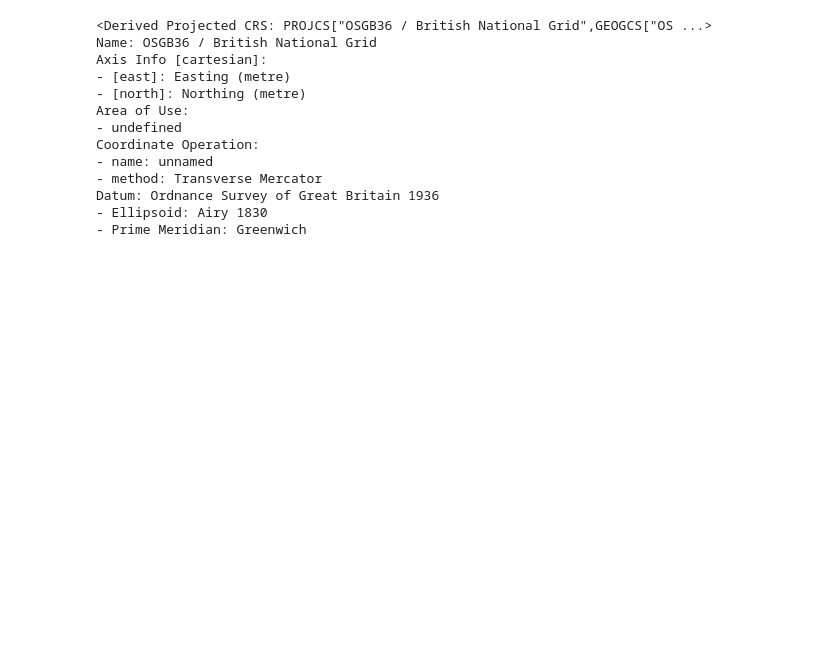
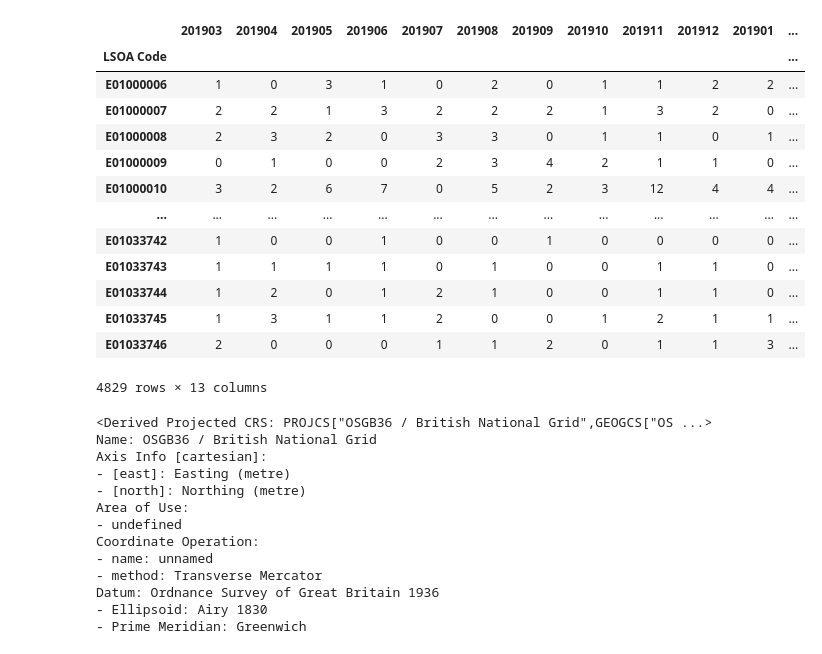
Before and after one commit to mushtary-mumu/crime_patterns, a Jupyter notebook: src/notebooks/load_data.ipynb, the cells around one changed output. Cells and saved outputs as stored; diff of their text form; code cells hidden in the pictures; blank space fills up the shorter version.

Commit message:
added regional burglary data cleaning funcs

```diff
--- a/src/notebooks/load_data.ipynb
+++ b/src/notebooks/load_data.ipynb
@@ -76,28 +76,3 @@ london_borough
 | 32 | City of London | E09000001 | 314.942 | 24.546 | T | NaN | NaN | POLYGON ((531145.100 180782.100, ... |
 # %%
 # mps_lsoa_burglary_2019.groupby("Borough").sum()
-# %%
-## Load and clean burglary data
-## load
-mps_lsoa_crime = pd.read_csv(mps_lsoa_crime_path)
-
-crime_major_categories = mps_lsoa_crime["Major Category"].unique()
-
-## Select crime category
-mps_lsoa_burglary = mps_lsoa_crime.query("`Major Category` == 'Burglary'")
-
-## Select year
-year_columns = mps_lsoa_burglary.filter(regex='2019').columns
-columns_to_keep = ['LSOA Code', 'LSOA Name', 'Borough', 'Major Category', 'Minor Category'] + list(year_columns)
-mps_lsoa_burglary_2019 = mps_lsoa_burglary[columns_to_keep]
-
-## Aggregate data per LSOA and create gdf
-mps_lsoa_burglary_2019 = mps_lsoa_burglary_2019.groupby(by="LSOA Code").sum()
-mps_lsoa_burglary_2019_gdf = london_lsoa.merge(mps_lsoa_burglary_2019, left_on="LSOA11CD", right_on="LSOA Code", how="outer")
-
-## Sum crime for whole year
-mps_lsoa_burglary_2019_gdf = mps_lsoa_burglary_2019_gdf.fillna(0)
-mps_lsoa_burglary_2019_gdf["2019"] = mps_lsoa_burglary_2019_gdf[year_columns].sum(1)
-
-## Save to disk
-mps_lsoa_burglary_2019_gdf.to_file(join(cleaned_data_dir, "MPS_LSOA_Level_burglary_2019.shp"))
@@ -103,0 +119,25 @@ mps_lsoa_burglary_2019_gdf.to_file(join(cleaned_data_dir, "MPS_LSOA_Level_burgla
+# %%
+mps_lsoa_burglary_2019 = clean_regional_burglary_data(
+                                            source = mps_lsoa_crime_path,
+                                            columns_to_keep = ['LSOA Code', 'LSOA Name', 'Borough', 'Major Category', 'Minor Category'],
+                                            ID_column_name = "LSOA Code",
+                                            crime_year="2019",
+                                            crime_major_category="Burglary"
+                                            )
+# %%
+mps_lsoa_burglary_2019
+# %% [output]
+|  | 201903 | 201904 | 201905 | 201906 | 201907 | 201908 | 201909 | 201910 | 201911 | 201912 | 201901 | ... |
+| LSOA Code |  |  |  |  |  |  |  |  |  |  |  | ... |
+| E01000006 | 1 | 0 | 3 | 1 | 0 | 2 | 0 | 1 | 1 | 2 | 2 | ... |
+| E01000007 | 2 | 2 | 1 | 3 | 2 | 2 | 2 | 1 | 3 | 2 | 0 | ... |
+| E01000008 | 2 | 3 | 2 | 0 | 3 | 3 | 0 | 1 | 1 | 0 | 1 | ... |
+| E01000009 | 0 | 1 | 0 | 0 | 2 | 3 | 4 | 2 | 1 | 1 | 0 | ... |
+| E01000010 | 3 | 2 | 6 | 7 | 0 | 5 | 2 | 3 | 12 | 4 | 4 | ... |
+| ... | ... | ... | ... | ... | ... | ... | ... | ... | ... | ... | ... | ... |
+| E01033742 | 1 | 0 | 0 | 1 | 0 | 0 | 1 | 0 | 0 | 0 | 0 | ... |
+| E01033743 | 1 | 1 | 1 | 1 | 0 | 1 | 0 | 0 | 1 | 1 | 0 | ... |
+| E01033744 | 1 | 2 | 0 | 1 | 2 | 1 | 0 | 0 | 1 | 1 | 0 | ... |
+| E01033745 | 1 | 3 | 1 | 1 | 2 | 0 | 0 | 1 | 2 | 1 | 1 | ... |
+| E01033746 | 2 | 0 | 0 | 0 | 1 | 1 | 2 | 0 | 1 | 1 | 3 | ... |
+4829 rows × 13 columns
```
Also changed, not shown: parts of 6 cells of this notebook, 2 other files.
